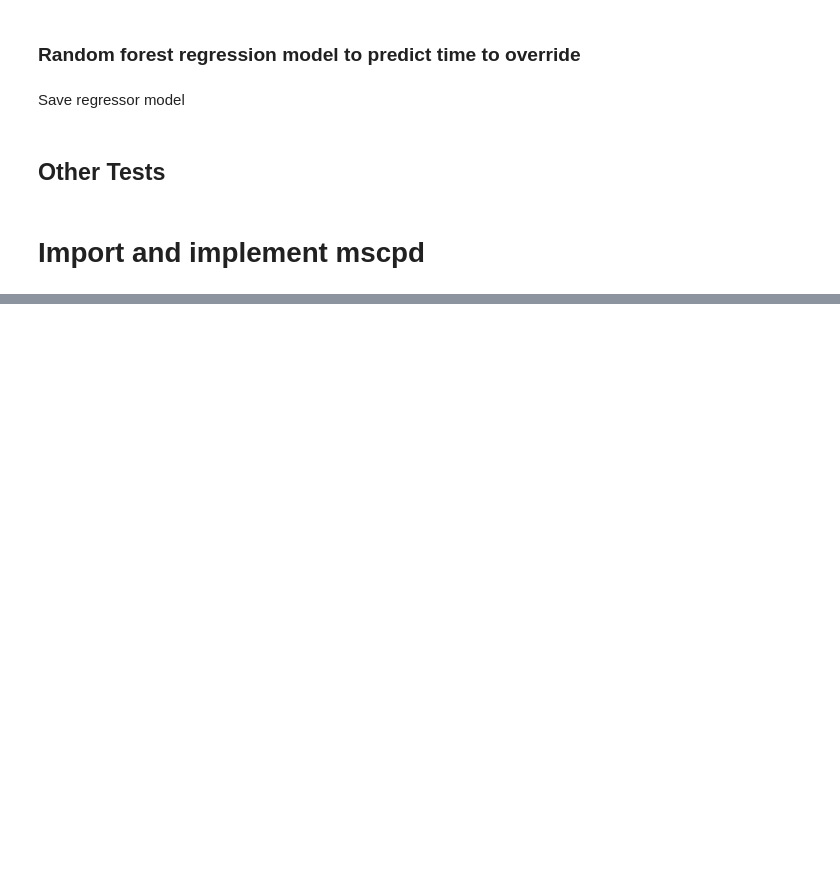
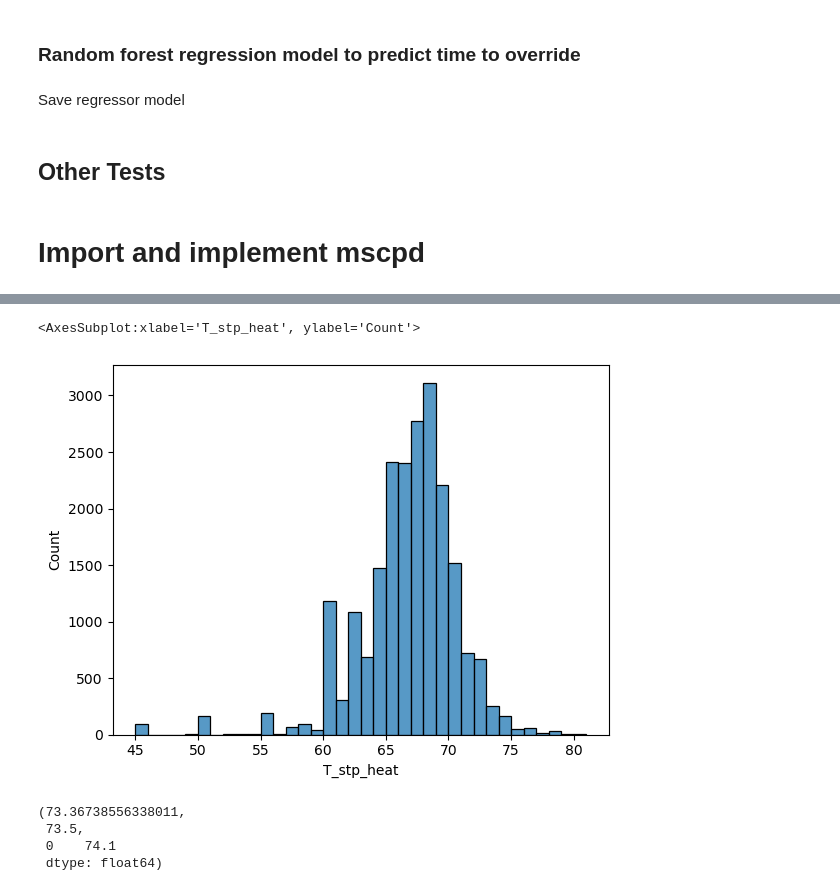
Before and after one commit to NEU-ABLE-LAB/Build_OBM, a Jupyter notebook: data_analysis/tests.ipynb, the cells around one changed output, grey strips where cells are left out. Cells and saved outputs as stored; diff of their text form; code cells hidden in the pictures; blank space fills up the shorter version.

```diff
--- a/data_analysis/tests.ipynb
+++ b/data_analysis/tests.ipynb
@@ -531,0 +678,12 @@ x.TOD = pd.Series(x.TOD.dt.to_pydatetime(),dtype='object')
+# %%
+sns.histplot(data = df_comf_tf_cool['T_stp_heat'],binwidth=1)
+# %% [output]
+<AxesSubplot:xlabel='T_stp_heat', ylabel='Count'>
+[figure, added]
+# %%
+df_comf_tf_cool['T_ctrl'].mean(),df_comf_tf_cool['T_ctrl'].median(),df_comf_tf_cool['T_ctrl'].mode()
+# %% [output]
+(73.36738556338011,
+ 73.5,
+ 0    74.1
+ dtype: float64)
```
Also changed, not shown: parts of 27 cells of this notebook, 2 other files.
